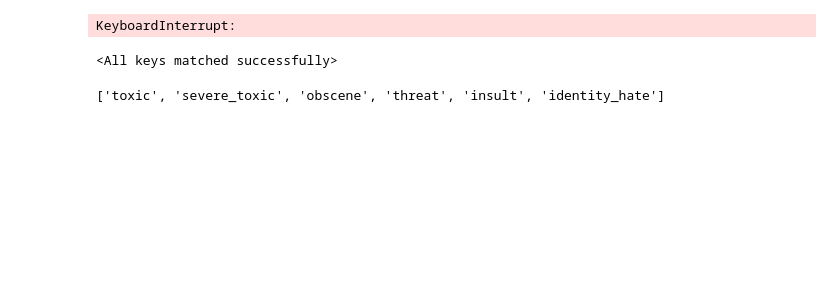
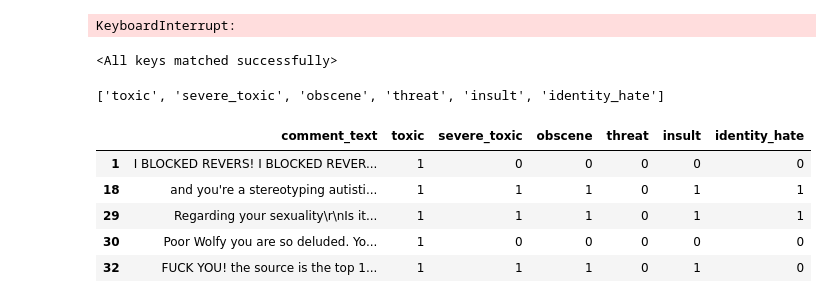
Before and after one commit to sardorick/Comment_classification, a Jupyter notebook: bert.ipynb, the cells around one changed output. Cells and saved outputs as stored; diff of their text form; code cells hidden in the pictures; blank space fills up the shorter version.

```diff
--- a/bert.ipynb
+++ b/bert.ipynb
@@ -383,3 +360,12 @@ target_labels = df.drop(columns='comment_text').columns.to_list()
 target_labels
 # %% [output]
 ['toxic', 'severe_toxic', 'obscene', 'threat', 'insult', 'identity_hate']
+# %%
+sample[sample.toxic == 1].head()
+# %% [output]
+|  | comment_text | toxic | severe_toxic | obscene | threat | insult | identity_hate |
+| 1 | I BLOCKED REVERS! I BLOCKED REVER... | 1 | 0 | 0 | 0 | 0 | 0 |
+| 18 | and you're a stereotyping autisti... | 1 | 1 | 1 | 0 | 1 | 1 |
+| 29 | Regarding your sexuality\r\nIs it... | 1 | 1 | 1 | 0 | 1 | 1 |
+| 30 | Poor Wolfy you are so deluded. Yo... | 1 | 0 | 0 | 0 | 0 | 0 |
+| 32 | FUCK YOU! the source is the top 1... | 1 | 1 | 1 | 0 | 1 | 0 |
```
Also changed, not shown: parts of 4 cells of this notebook.
